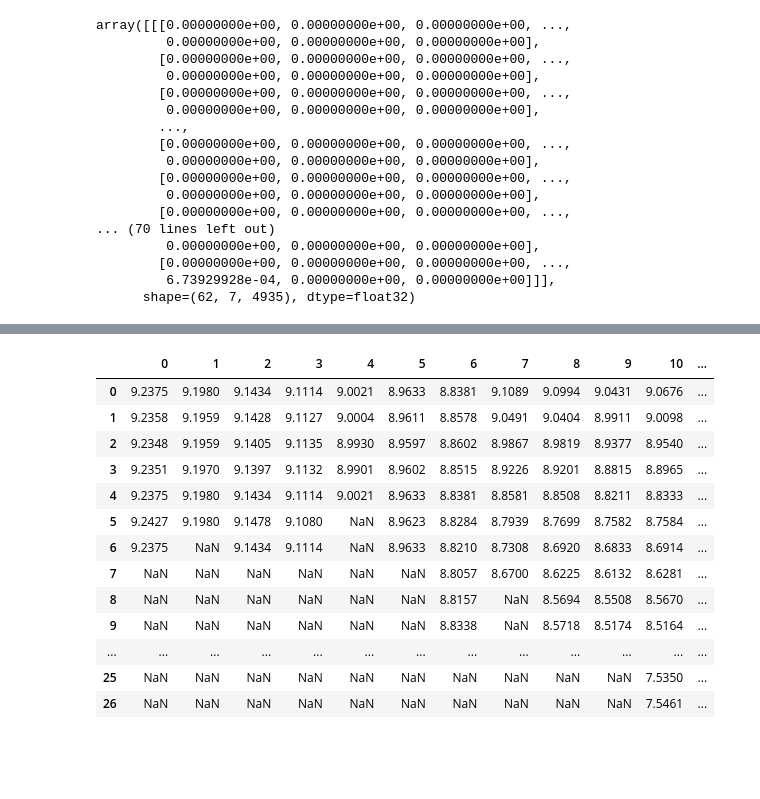
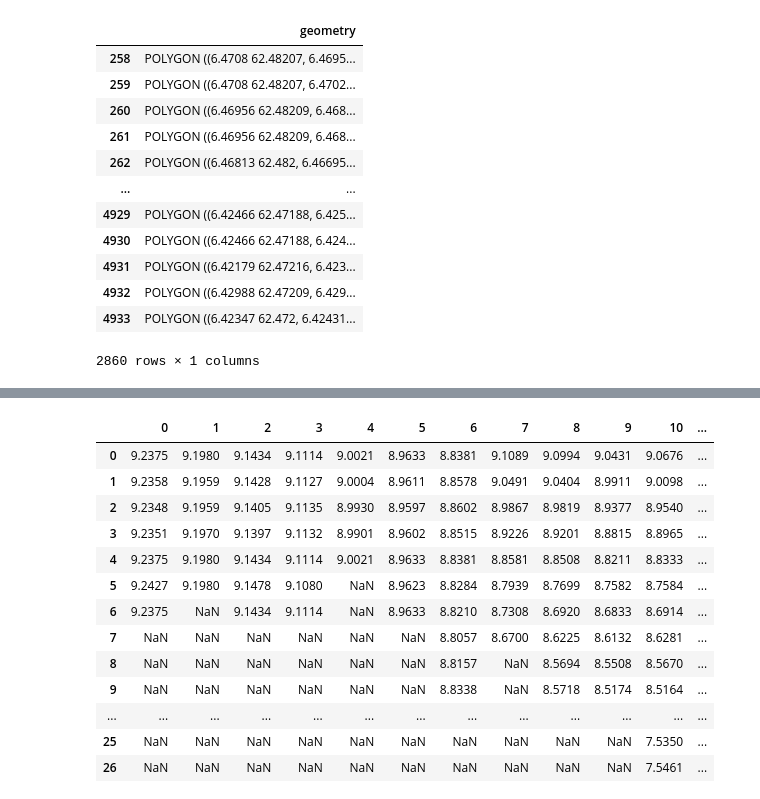
Before and after one commit to NTNUSmartWater/DigiH2O-Platform, a Jupyter notebook: process.ipynb, the cells around one changed output, grey strips where cells are left out. Cells and saved outputs as stored; diff of their text form; code cells hidden in the pictures; blank space fills up the shorter version.

```diff
--- a/process.ipynb
+++ b/process.ipynb
@@ -44,20 +82,16 @@ arr = data_[name].values[:, ids, :]
-# %%
-arr
-# %% [output]
-array([[[0.00000000e+00, 0.00000000e+00, 0.00000000e+00, ...,
-         0.00000000e+00, 0.00000000e+00, 0.00000000e+00],
-        [0.00000000e+00, 0.00000000e+00, 0.00000000e+00, ...,
-         0.00000000e+00, 0.00000000e+00, 0.00000000e+00],
-        [0.00000000e+00, 0.00000000e+00, 0.00000000e+00, ...,
-         0.00000000e+00, 0.00000000e+00, 0.00000000e+00],
-        ...,
-        [0.00000000e+00, 0.00000000e+00, 0.00000000e+00, ...,
-         0.00000000e+00, 0.00000000e+00, 0.00000000e+00],
-        [0.00000000e+00, 0.00000000e+00, 0.00000000e+00, ...,
-         0.00000000e+00, 0.00000000e+00, 0.00000000e+00],
-        [0.00000000e+00, 0.00000000e+00, 0.00000000e+00, ...,
-... (70 lines left out)
-         0.00000000e+00, 0.00000000e+00, 0.00000000e+00],
-        [0.00000000e+00, 0.00000000e+00, 0.00000000e+00, ...,
-         6.73929928e-04, 0.00000000e+00, 0.00000000e+00]]],
-      shape=(62, 7, 4935), dtype=float32)
+# %%
+grid.drop(index=removed_indices)
+# %% [output]
+|  | geometry |
+| 258 | POLYGON ((6.4708 62.48207, 6.4695... |
+| 259 | POLYGON ((6.4708 62.48207, 6.4702... |
+| 260 | POLYGON ((6.46956 62.48209, 6.468... |
+| 261 | POLYGON ((6.46956 62.48209, 6.468... |
+| 262 | POLYGON ((6.46813 62.482, 6.46695... |
+| ... | ... |
+| 4929 | POLYGON ((6.42466 62.47188, 6.425... |
+| 4930 | POLYGON ((6.42466 62.47188, 6.424... |
+| 4931 | POLYGON ((6.42179 62.47216, 6.423... |
+| 4932 | POLYGON ((6.42988 62.47209, 6.429... |
+| 4933 | POLYGON ((6.42347 62.472, 6.42431... |
+2860 rows × 1 columns
```
Also changed, not shown: parts of 23 cells of this notebook, 14 other files.
